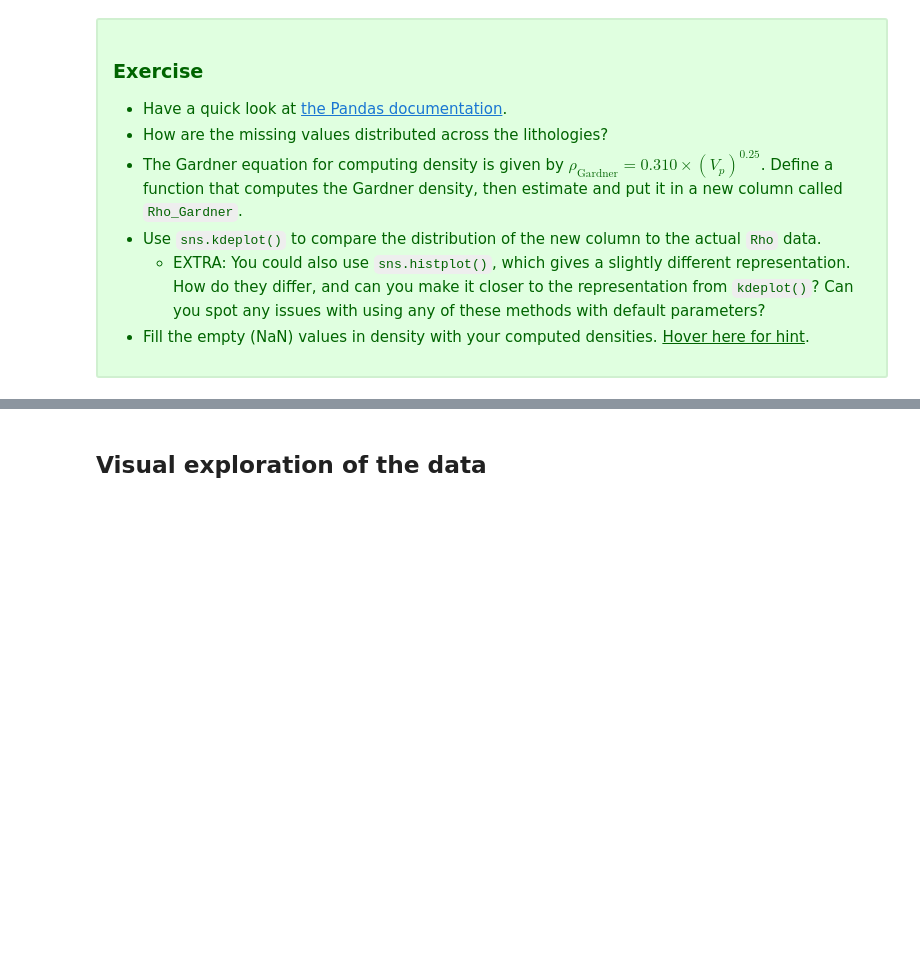
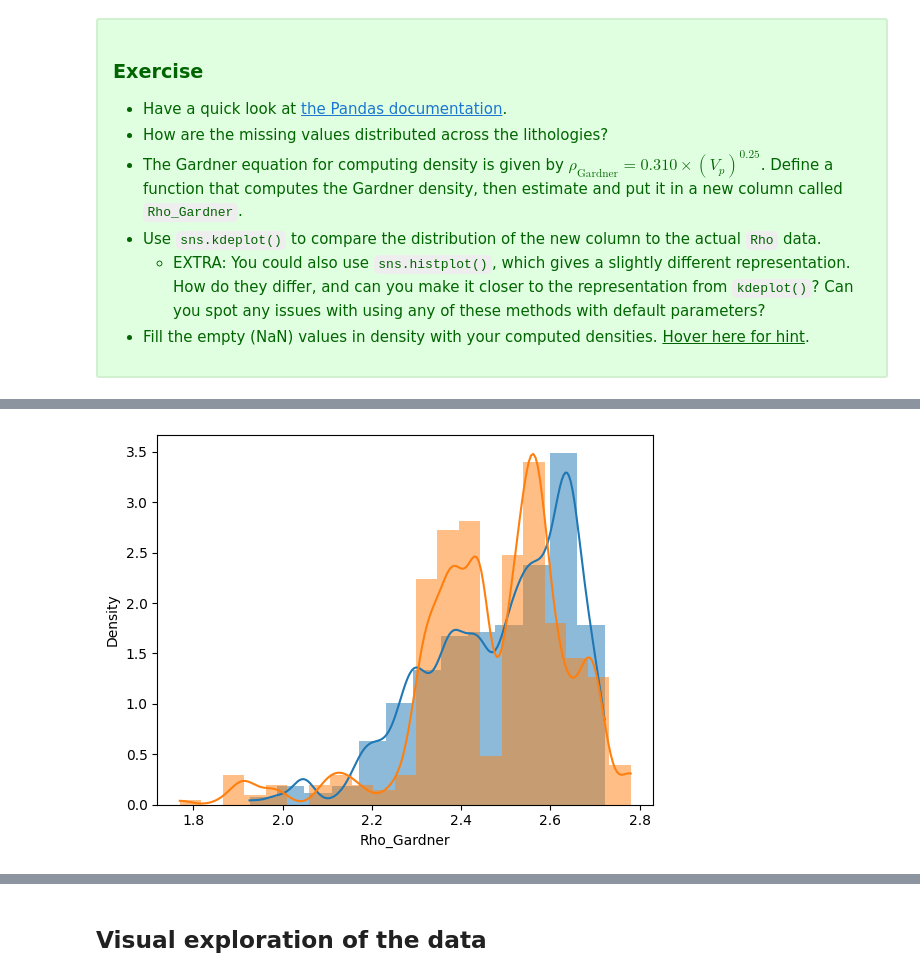
Before and after one commit to dawidszczur/intro-to-data-science, a Jupyter notebook: 0_data.ipynb, the cells around one changed output, grey strips where cells are left out. Saved outputs shown, nothing was run; the diff lists cells and outputs as text; code cells hidden in the pictures; blank space fills up the shorter version.

```diff
--- a/0_data.ipynb
+++ b/0_data.ipynb
@@ -44,0 +292,7 @@ df.head()
+# %%
+# Be extra careful with histograms as they might give false impression of the data based on the parameters
+
+ax = sns.histplot(df['Rho_Gardner'], kde=True, ec=None, stat='density', kde_kws={'bw_adjust':0.5})
+_ = sns.histplot(df['Rho'], ax=ax, kde=True, ec=None, stat='density', kde_kws={'bw_adjust':0.5})
+# %% [output]
+[figure, added]
```
Also changed, not shown: parts of 32 cells of this notebook, 3 other files.
